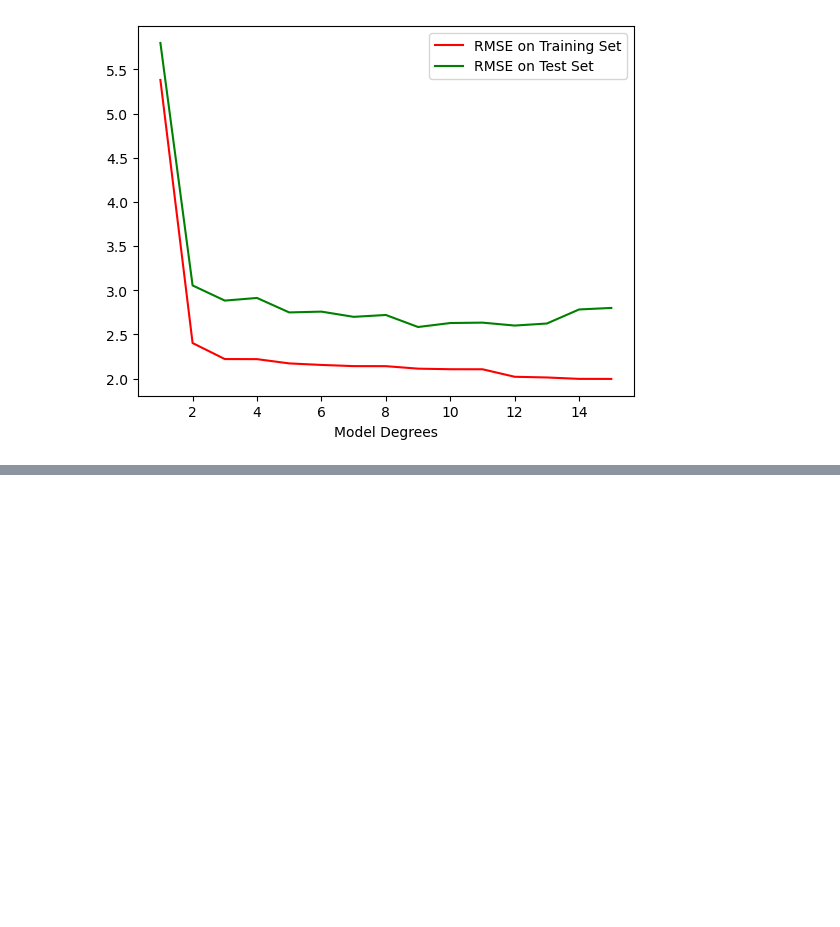
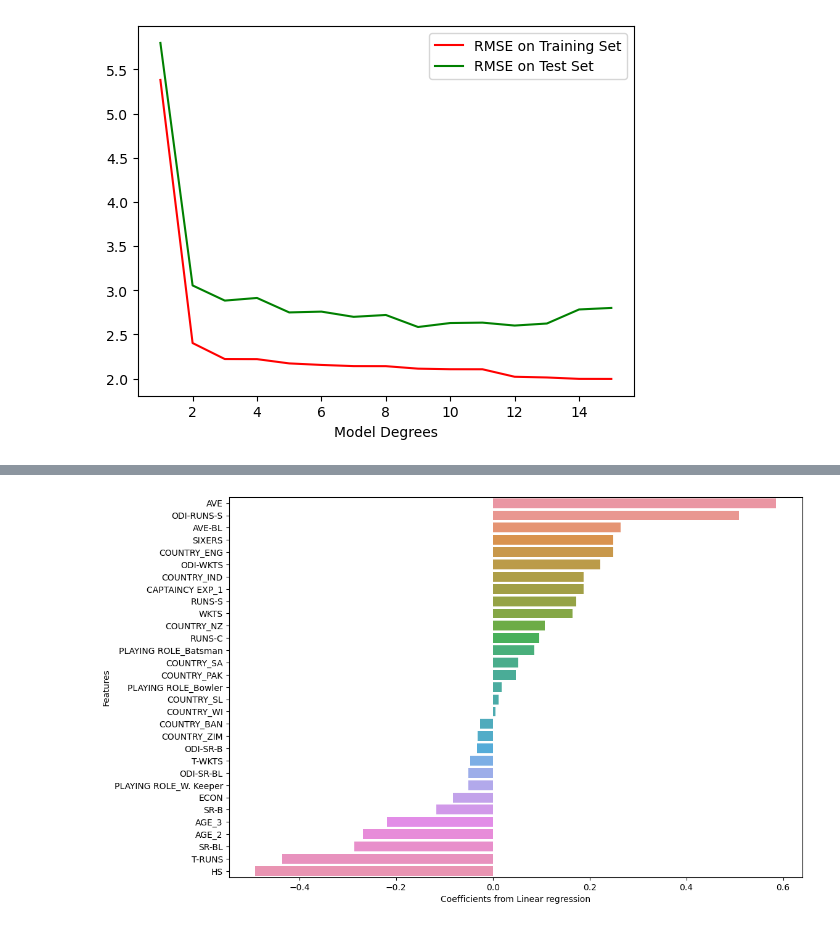
Before and after one commit to arunp77/Machine-Learning, a Jupyter notebook: Projects-ML/Reg-models/Project-2_Advertising.ipynb, the cells around one changed output, grey strips where cells are left out. Drawn from its saved outputs; the diff is of its cells as text; code cells hidden in the pictures; blank space fills up the shorter version.

```diff
--- a/Projects-ML/Reg-models/Project-2_Advertising.ipynb
+++ b/Projects-ML/Reg-models/Project-2_Advertising.ipynb
@@ -662,0 +725,17 @@ plt.show()
+# %%
+# Standardization of X and Y
+from sklearn.preprocessing import StandardScaler
+## Initializing the StandardScaler
+scaler = StandardScaler()
+## Standardize all the feature columns
+X_scaled = scaler.fit_transform(X)
+## Standardizing Y explictly by subtracting mean and dividing by standard deviation
+y = (y - y.mean()) / y.std()
+# %%
+# Split the Dataset into Train and Test
+X_train, X_test, y_train, y_test = train_test_split( X_scaled, y, test_size=0.2, random_state = 42)
+# %%
+# Building the model
+from sklearn.linear_model import LinearRegression
+linreg = LinearRegression()
+linreg.fit(X_train, y_train)
@@ -662,0 +754,4 @@ plt.show()
+# %%
+# Saving the coefficeint as a dataframe
+columns_coef_def = pd.DataFrame({'columns': ipl_auction_encoded_df.columns, 'coef' : linreg.coef_})
+columns_coef_def.head()
@@ -662,0 +765,10 @@ plt.show()
+# %%
+## Sorting the features by coefficient values in descending order
+sorted_coef_vals = columns_coef_def.sort_values( 'coef', ascending=False)
+plt.figure(figsize=(12,8))
+sns.barplot(x= 'coef', y="columns", data = sorted_coef_vals)
+plt.xlabel("Coefficients from Linear regression")
+plt.ylabel("Features")
+plt.show()
+# %% [output]
+[figure, added]
```
Also changed, not shown: parts of 37 cells of this notebook.
